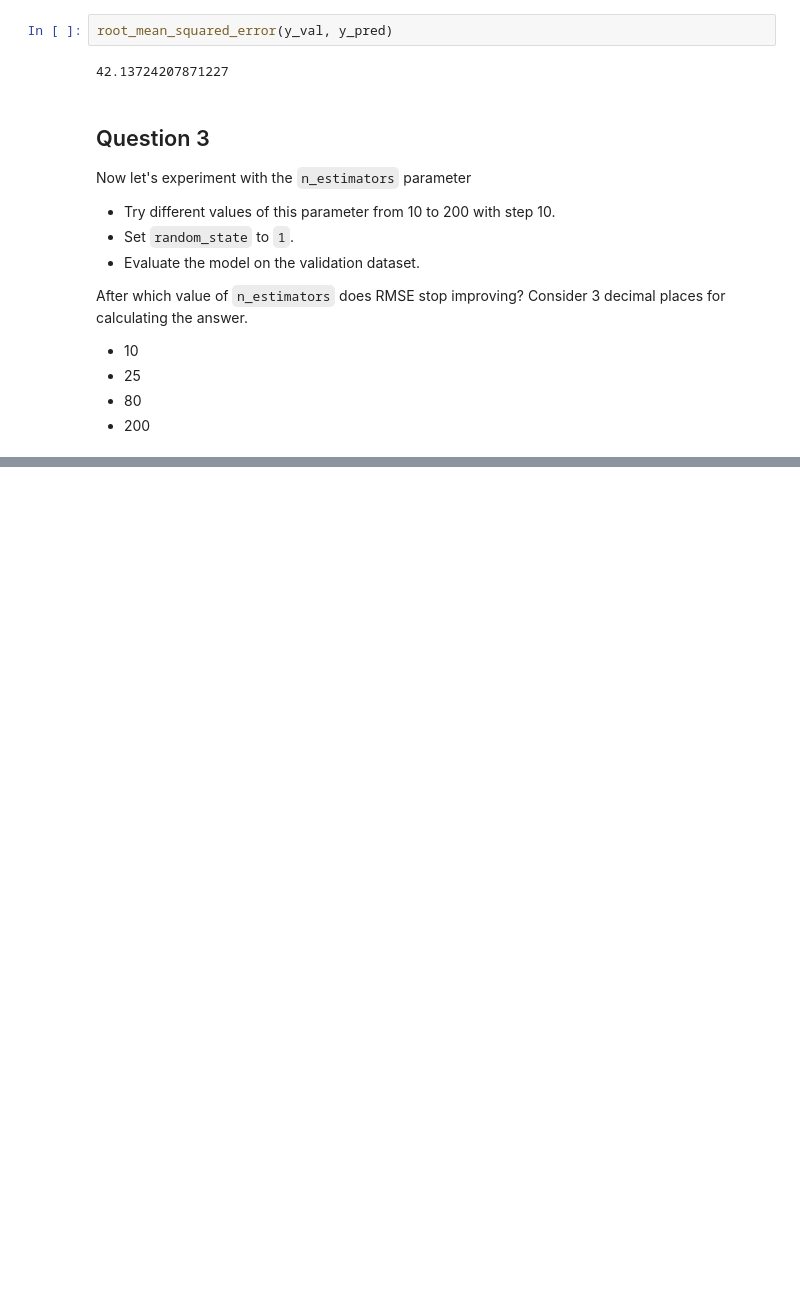
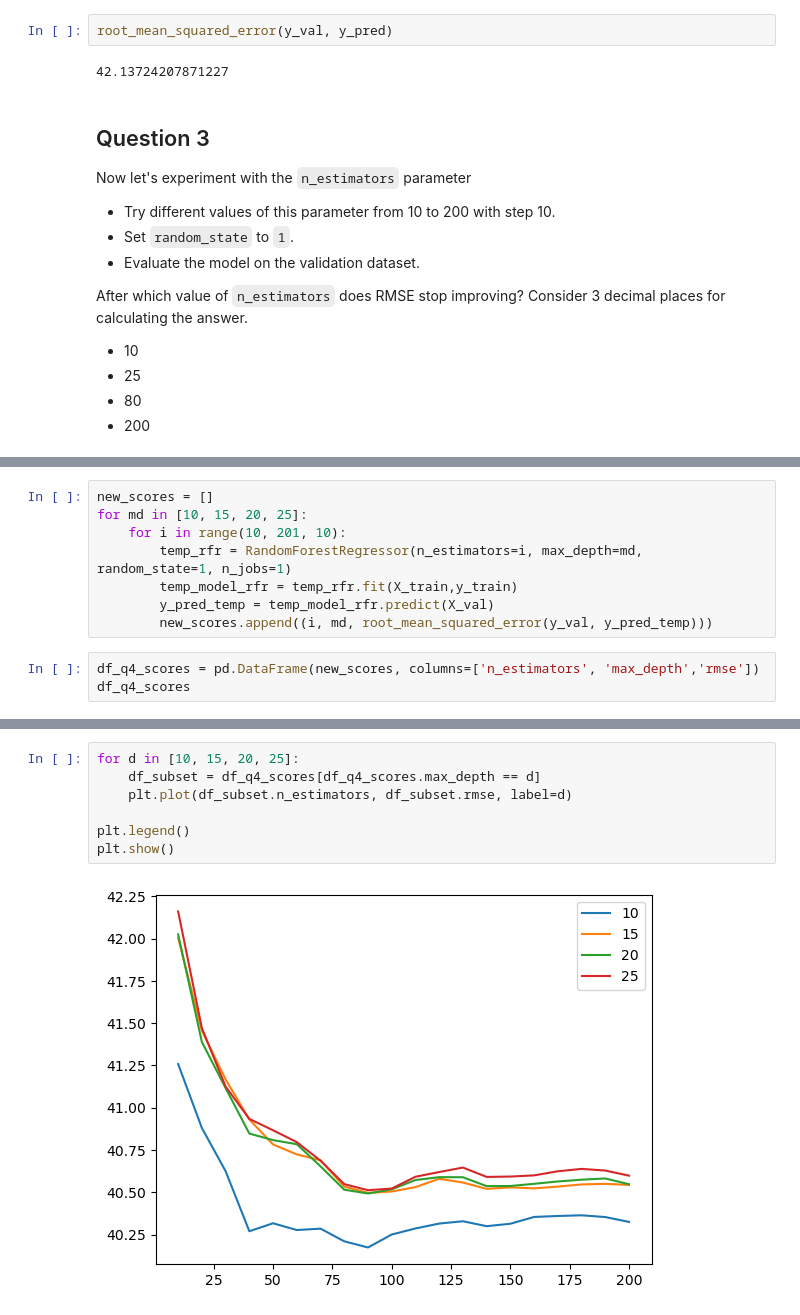
Before and after one commit to DRPproton/ml-zoomcamp_2024, a Jupyter notebook: week-6/hw-week-6.ipynb, the cells around one changed output, grey strips where cells are left out. Drawn from its saved outputs; the diff is of its cells as text; blank space fills up the shorter version.

```diff
--- a/week-6/hw-week-6.ipynb
+++ b/week-6/hw-week-6.ipynb
@@ -173,0 +216,11 @@ Consider 3 decimal places for calculating the answer.
+# %%
+new_scores = []
+for md in [10, 15, 20, 25]:
+    for i in range(10, 201, 10):
+        temp_rfr = RandomForestRegressor(n_estimators=i, max_depth=md, random_state=1, n_jobs=1)
+        temp_model_rfr = temp_rfr.fit(X_train,y_train)
+        y_pred_temp = temp_model_rfr.predict(X_val)
+        new_scores.append((i, md, root_mean_squared_error(y_val, y_pred_temp)))
+# %%
+df_q4_scores = pd.DataFrame(new_scores, columns=['n_estimators', 'max_depth','rmse'])
+df_q4_scores
@@ -173,0 +241,9 @@ Consider 3 decimal places for calculating the answer.
+# %%
+for d in [10, 15, 20, 25]:
+    df_subset = df_q4_scores[df_q4_scores.max_depth == d]
+    plt.plot(df_subset.n_estimators, df_subset.rmse, label=d)
+
+plt.legend()
+plt.show()
+# %% [output]
+[figure, added]
```
Also changed, not shown: parts of 9 cells of this notebook.
